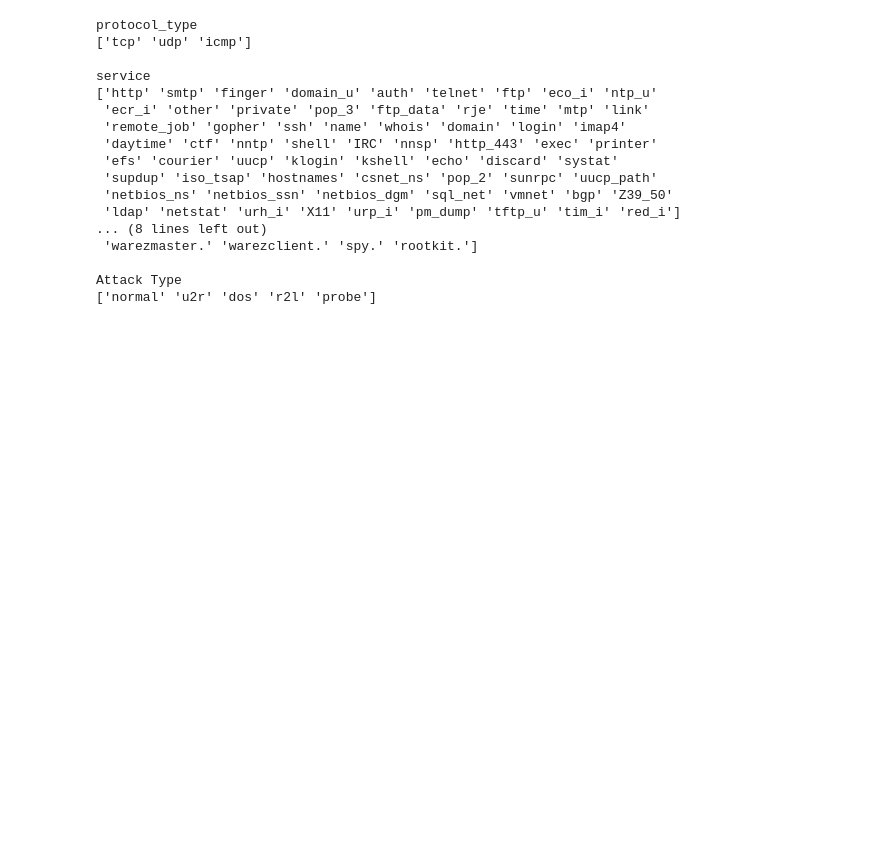
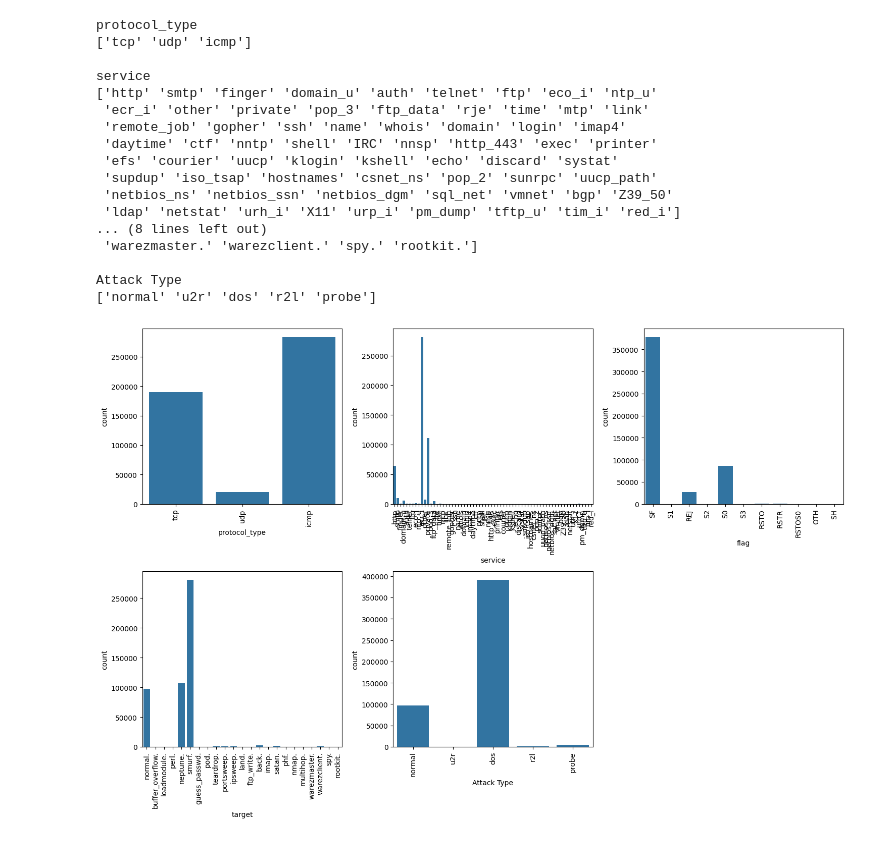
Before and after one commit to rizz045/Intrusion-Detection-System-Using-ML, a Jupyter notebook: Intrusion_Detection_System_Using_ML.ipynb, the cells around one changed output. Cells and saved outputs as stored; diff of their text form; code cells hidden in the pictures; blank space fills up the shorter version.

```diff
--- a/Intrusion_Detection_System_Using_ML.ipynb
+++ b/Intrusion_Detection_System_Using_ML.ipynb
@@ -253,3 +253,16 @@ service
 
 Attack Type
 ['normal' 'u2r' 'dos' 'r2l' 'probe']
+# %%
+# Lets's draw a count plot of all the categorical columns
+plt.figure(figsize=(15, 10))
+index = 0
+for col in obj_cols:
+    index += 1
+    plt.subplot(2, 3, index)
+    sns.countplot(x=df[col])
+    plt.xticks(rotation=90)
+    plt.tight_layout()
+plt.show()
+# %% [output]
+[figure, added]
```
Also changed, not shown: parts of 5 cells of this notebook.
